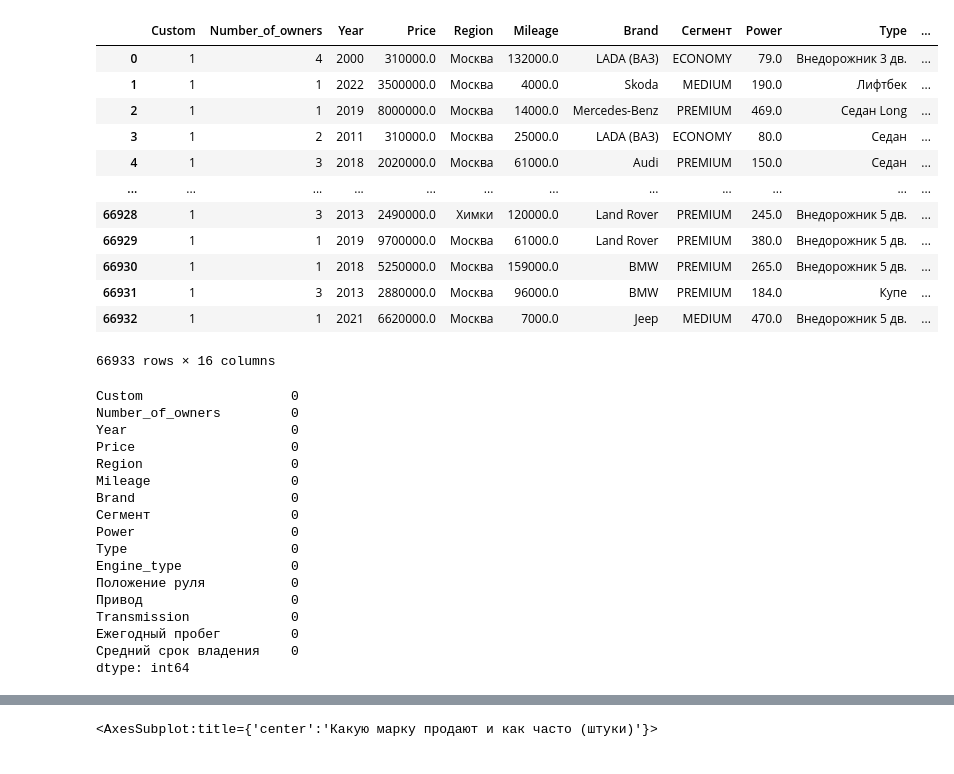
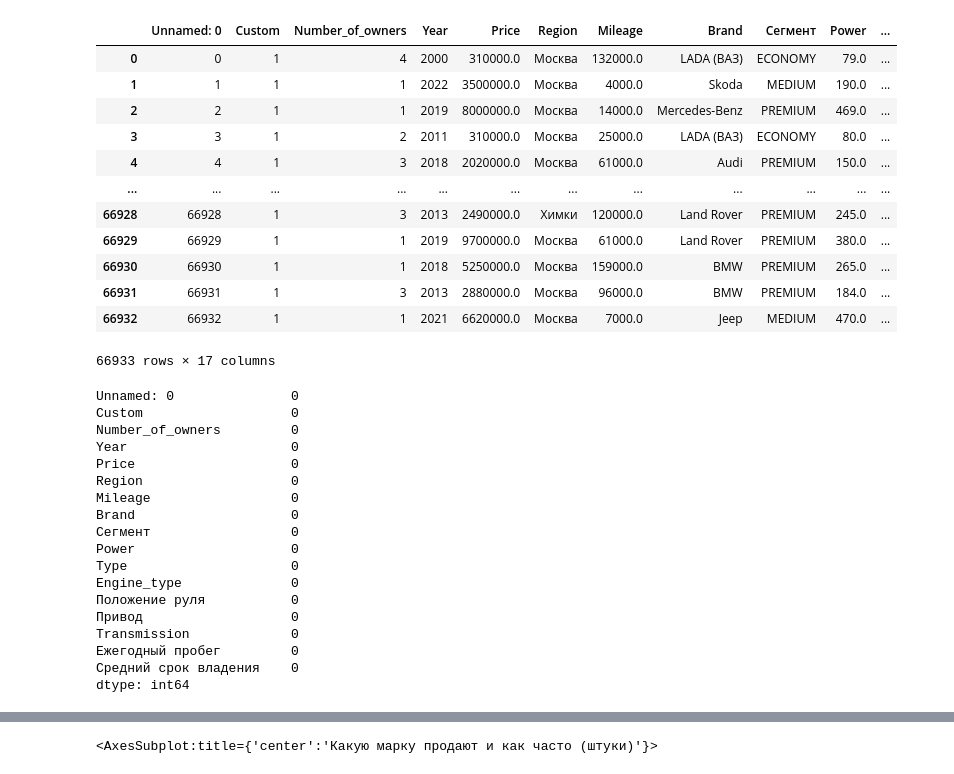
Before and after one commit to 2deezer2/-Auto-pricing-mashinki-, a Jupyter notebook: Visualizations.ipynb, the cells around one changed output, grey strips where cells are left out. Drawn from its saved outputs; the diff is of its cells as text; code cells hidden in the pictures.

```diff
--- a/Visualizations.ipynb
+++ b/Visualizations.ipynb
@@ -2,30 +2,30 @@
 import pandas as pd
 # %%
 df=pd.read_csv('https://raw.githubusercontent.com/2deezer2/-Auto-pricing-mashinki-/main/Data.csv')
-df = df.drop(['Unnamed: 0', 'Unnamed: 0.1'], axis = 1)
 df
 # %% [output]
-|  | Custom | Number_of_owners | Year | Price | Region | Mileage | Brand | Сегмент | Power | Type | ... |
-| 0 | 1 | 4 | 2000 | 310000.0 | Москва | 132000.0 | LADA (ВАЗ) | ECONOMY | 79.0 | Внедорожник 3 дв. | ... |
-| 1 | 1 | 1 | 2022 | 3500000.0 | Москва | 4000.0 | Skoda | MEDIUM | 190.0 | Лифтбек | ... |
-| 2 | 1 | 1 | 2019 | 8000000.0 | Москва | 14000.0 | Mercedes-Benz | PREMIUM | 469.0 | Седан Long | ... |
-| 3 | 1 | 2 | 2011 | 310000.0 | Москва | 25000.0 | LADA (ВАЗ) | ECONOMY | 80.0 | Седан | ... |
-| 4 | 1 | 3 | 2018 | 2020000.0 | Москва | 61000.0 | Audi | PREMIUM | 150.0 | Седан | ... |
+|  | Unnamed: 0 | Custom | Number_of_owners | Year | Price | Region | Mileage | Brand | Сегмент | Power | ... |
+| 0 | 0 | 1 | 4 | 2000 | 310000.0 | Москва | 132000.0 | LADA (ВАЗ) | ECONOMY | 79.0 | ... |
+| 1 | 1 | 1 | 1 | 2022 | 3500000.0 | Москва | 4000.0 | Skoda | MEDIUM | 190.0 | ... |
+| 2 | 2 | 1 | 1 | 2019 | 8000000.0 | Москва | 14000.0 | Mercedes-Benz | PREMIUM | 469.0 | ... |
+| 3 | 3 | 1 | 2 | 2011 | 310000.0 | Москва | 25000.0 | LADA (ВАЗ) | ECONOMY | 80.0 | ... |
+| 4 | 4 | 1 | 3 | 2018 | 2020000.0 | Москва | 61000.0 | Audi | PREMIUM | 150.0 | ... |
 | ... | ... | ... | ... | ... | ... | ... | ... | ... | ... | ... | ... |
-| 66928 | 1 | 3 | 2013 | 2490000.0 | Химки | 120000.0 | Land Rover | PREMIUM | 245.0 | Внедорожник 5 дв. | ... |
-| 66929 | 1 | 1 | 2019 | 9700000.0 | Москва | 61000.0 | Land Rover | PREMIUM | 380.0 | Внедорожник 5 дв. | ... |
-| 66930 | 1 | 1 | 2018 | 5250000.0 | Москва | 159000.0 | BMW | PREMIUM | 265.0 | Внедорожник 5 дв. | ... |
-| 66931 | 1 | 3 | 2013 | 2880000.0 | Москва | 96000.0 | BMW | PREMIUM | 184.0 | Купе | ... |
-| 66932 | 1 | 1 | 2021 | 6620000.0 | Москва | 7000.0 | Jeep | MEDIUM | 470.0 | Внедорожник 5 дв. | ... |
+| 66928 | 66928 | 1 | 3 | 2013 | 2490000.0 | Химки | 120000.0 | Land Rover | PREMIUM | 245.0 | ... |
+| 66929 | 66929 | 1 | 1 | 2019 | 9700000.0 | Москва | 61000.0 | Land Rover | PREMIUM | 380.0 | ... |
+| 66930 | 66930 | 1 | 1 | 2018 | 5250000.0 | Москва | 159000.0 | BMW | PREMIUM | 265.0 | ... |
+| 66931 | 66931 | 1 | 3 | 2013 | 2880000.0 | Москва | 96000.0 | BMW | PREMIUM | 184.0 | ... |
+| 66932 | 66932 | 1 | 1 | 2021 | 6620000.0 | Москва | 7000.0 | Jeep | MEDIUM | 470.0 | ... |
-66933 rows × 16 columns
+66933 rows × 17 columns
 # %%
-df['Ежегодный пробег'] = df['Mileage']/(2023 - df['Year'])
-df['Средний срок владения'] = (2023 - df['Year'])/df['Number_of_owners']
+df['Ежегодный пробег'] = df['Mileage'] / (2023 - df['Year'] + df['Year']//2023)
+df['Средний срок владения'] = (2023 - df['Year']) / (df['Number_of_owners']**(df['Number_of_owners']//1))
 df['Ежегодный пробег'] = df['Ежегодный пробег'].fillna(df['Mileage'])
 df['Средний срок владения'] = df['Средний срок владения'].fillna(0)
 df.to_csv('Data.csv')
 df.isna().sum()
 # %% [output]
+Unnamed: 0               0
 Custom                   0
 Number_of_owners         0
 Year                     0
```
Also changed, not shown: parts of 1 cell of this notebook, 1 other file.
